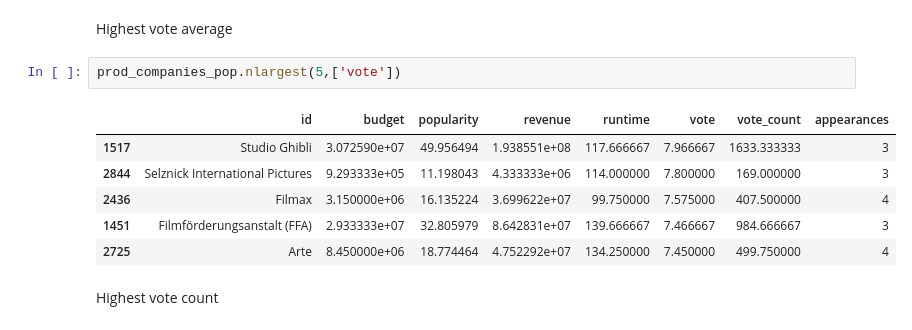
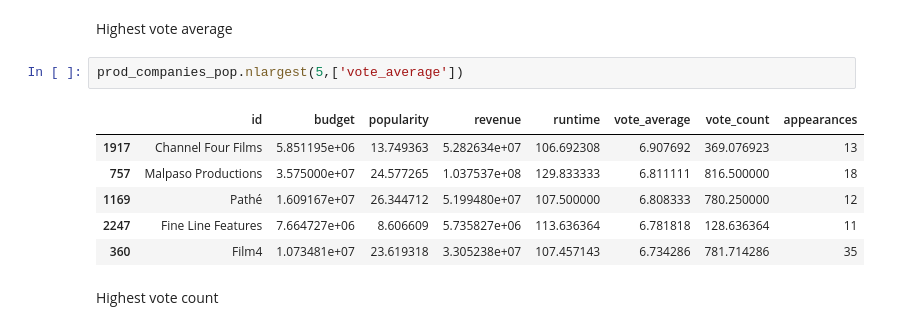
Before and after one commit to dluo96/datatonic-challenge, a Jupyter notebook: data-visualisation/production_company_analysis.ipynb, the cells around one changed output. Saved outputs shown, nothing was run; the diff lists cells and outputs as text.

```diff
--- a/data-visualisation/production_company_analysis.ipynb
+++ b/data-visualisation/production_company_analysis.ipynb
@@ -193,14 +193,14 @@ prod_companies_pop.nsmallest(5,['runtime'])
 # %% [markdown]
 Highest vote average
 # %%
-prod_companies_pop.nlargest(5,['vote'])
+prod_companies_pop.nlargest(5,['vote_average'])
 # %% [output]
-|  | id | budget | popularity | revenue | runtime | vote | vote_count | appearances |
-| 1517 | Studio Ghibli | 3.072590e+07 | 49.956494 | 1.938551e+08 | 117.666667 | 7.966667 | 1633.333333 | 3 |
-| 2844 | Selznick International Pictures | 9.293333e+05 | 11.198043 | 4.333333e+06 | 114.000000 | 7.800000 | 169.000000 | 3 |
-| 2436 | Filmax | 3.150000e+06 | 16.135224 | 3.699622e+07 | 99.750000 | 7.575000 | 407.500000 | 4 |
-| 1451 | Filmförderungsanstalt (FFA) | 2.933333e+07 | 32.805979 | 8.642831e+07 | 139.666667 | 7.466667 | 984.666667 | 3 |
-| 2725 | Arte | 8.450000e+06 | 18.774464 | 4.752292e+07 | 134.250000 | 7.450000 | 499.750000 | 4 |
+|  | id | budget | popularity | revenue | runtime | vote_average | vote_count | appearances |
+| 1917 | Channel Four Films | 5.851195e+06 | 13.749363 | 5.282634e+07 | 106.692308 | 6.907692 | 369.076923 | 13 |
+| 757 | Malpaso Productions | 3.575000e+07 | 24.577265 | 1.037537e+08 | 129.833333 | 6.811111 | 816.500000 | 18 |
+| 1169 | Pathé | 1.609167e+07 | 26.344712 | 5.199480e+07 | 107.500000 | 6.808333 | 780.250000 | 12 |
+| 2247 | Fine Line Features | 7.664727e+06 | 8.606609 | 5.735827e+06 | 113.636364 | 6.781818 | 128.636364 | 11 |
+| 360 | Film4 | 1.073481e+07 | 23.619318 | 3.305238e+07 | 107.457143 | 6.734286 | 781.714286 | 35 |
 # %% [markdown]
 Highest vote count
 # %%
```
Also changed, not shown: parts of 6 cells of this notebook, 15 other files.
